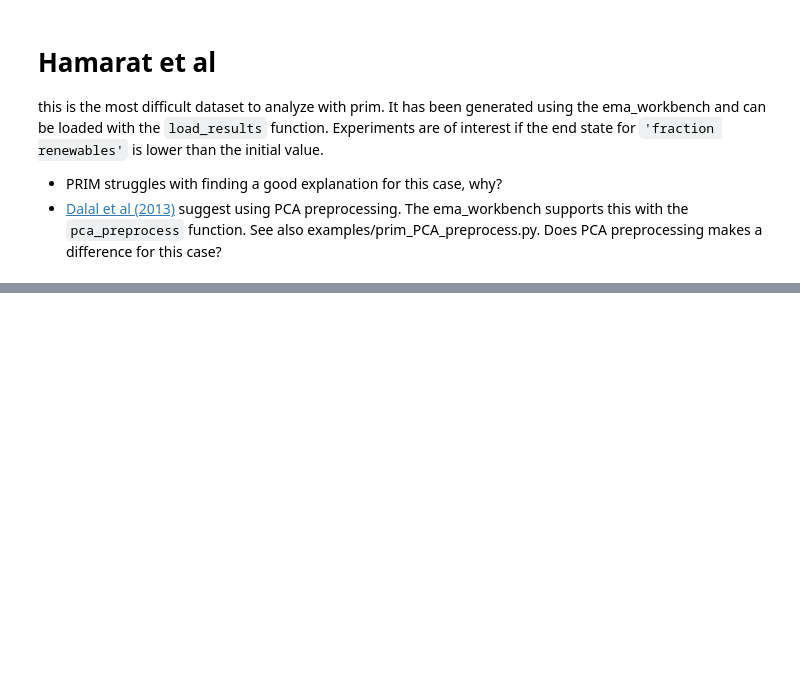
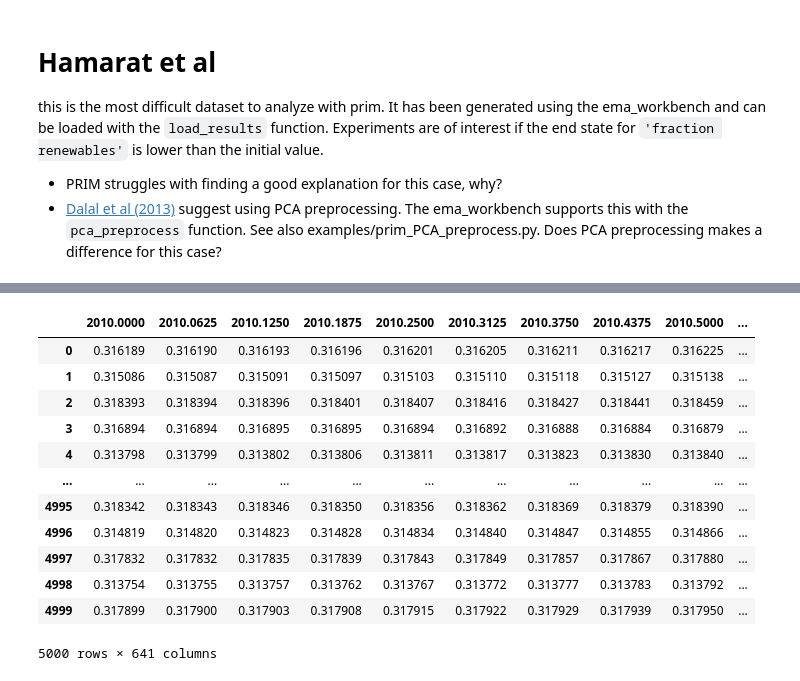
Before and after one commit to vannesya/MBDM-Nesya, a Jupyter notebook: assignment 4 - scenario discovery - nesya.ipynb, the cells around one changed output, grey strips where cells are left out. Cells and saved outputs as stored; diff of their text form; code cells hidden in the pictures; blank space fills up the shorter version.

```diff
--- a/assignment 4 - scenario discovery - nesya.ipynb
+++ b/assignment 4 - scenario discovery - nesya.ipynb
@@ -451,0 +471,2 @@ this is the most difficult dataset to analyze with prim. It has been generated u
+# %%
+time = pd.read_csv('data\\TIME.csv', header =None, index_col=False)
@@ -451,0 +516,16 @@ this is the most difficult dataset to analyze with prim. It has been generated u
+# %%
+Renew
+# %% [output]
+|  | 2010.0000 | 2010.0625 | 2010.1250 | 2010.1875 | 2010.2500 | 2010.3125 | 2010.3750 | 2010.4375 | 2010.5000 | ... |
+| 0 | 0.316189 | 0.316190 | 0.316193 | 0.316196 | 0.316201 | 0.316205 | 0.316211 | 0.316217 | 0.316225 | ... |
+| 1 | 0.315086 | 0.315087 | 0.315091 | 0.315097 | 0.315103 | 0.315110 | 0.315118 | 0.315127 | 0.315138 | ... |
+| 2 | 0.318393 | 0.318394 | 0.318396 | 0.318401 | 0.318407 | 0.318416 | 0.318427 | 0.318441 | 0.318459 | ... |
+| 3 | 0.316894 | 0.316894 | 0.316895 | 0.316895 | 0.316894 | 0.316892 | 0.316888 | 0.316884 | 0.316879 | ... |
+| 4 | 0.313798 | 0.313799 | 0.313802 | 0.313806 | 0.313811 | 0.313817 | 0.313823 | 0.313830 | 0.313840 | ... |
+| ... | ... | ... | ... | ... | ... | ... | ... | ... | ... | ... |
+| 4995 | 0.318342 | 0.318343 | 0.318346 | 0.318350 | 0.318356 | 0.318362 | 0.318369 | 0.318379 | 0.318390 | ... |
+| 4996 | 0.314819 | 0.314820 | 0.314823 | 0.314828 | 0.314834 | 0.314840 | 0.314847 | 0.314855 | 0.314866 | ... |
+| 4997 | 0.317832 | 0.317832 | 0.317835 | 0.317839 | 0.317843 | 0.317849 | 0.317857 | 0.317867 | 0.317880 | ... |
+| 4998 | 0.313754 | 0.313755 | 0.313757 | 0.313762 | 0.313767 | 0.313772 | 0.313777 | 0.313783 | 0.313792 | ... |
+| 4999 | 0.317899 | 0.317900 | 0.317903 | 0.317908 | 0.317915 | 0.317922 | 0.317929 | 0.317939 | 0.317950 | ... |
+5000 rows × 641 columns
```
Also changed, not shown: parts of 35 cells of this notebook.
